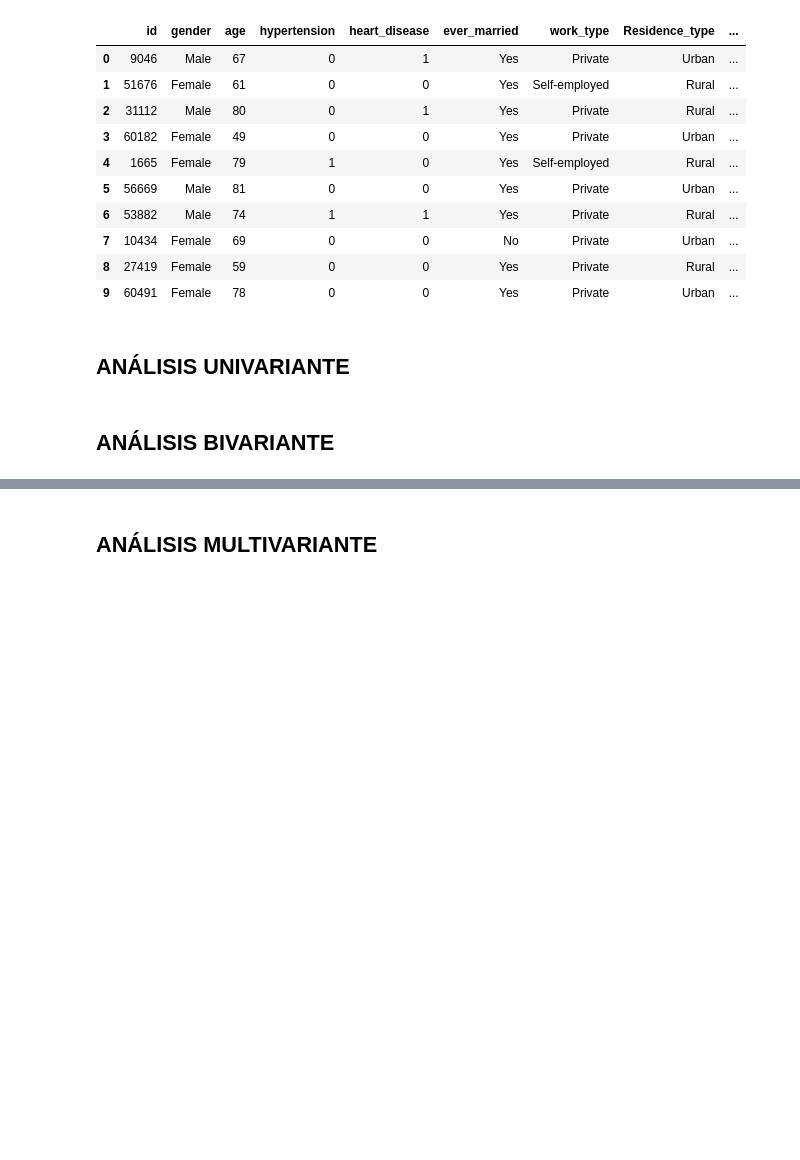
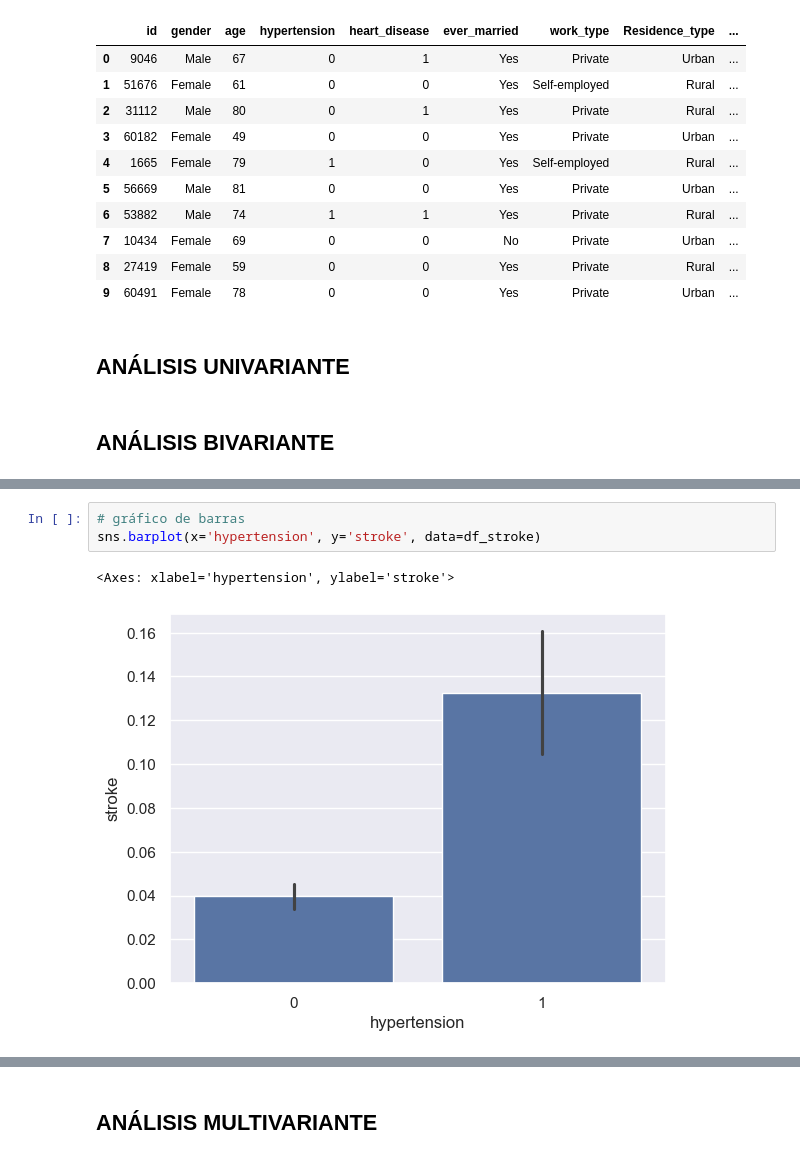
Before and after one commit to eleacos/EDA_Stroke_Prediction, a Jupyter notebook: src/notebooks/notebook-eda-inicial.ipynb, the cells around one changed output, grey strips where cells are left out. Saved outputs shown, nothing was run; the diff lists cells and outputs as text; blank space fills up the shorter version.

```diff
--- a/src/notebooks/notebook-eda-inicial.ipynb
+++ b/src/notebooks/notebook-eda-inicial.ipynb
@@ -330,0 +366,6 @@ df_stroke.head(10)
+# %%
+# gráfico de barras
+sns.barplot(x='hypertension', y='stroke', data=df_stroke)
+# %% [output]
+<Axes: xlabel='hypertension', ylabel='stroke'>
+[figure, added]
```
Also changed, not shown: parts of 15 cells of this notebook.
